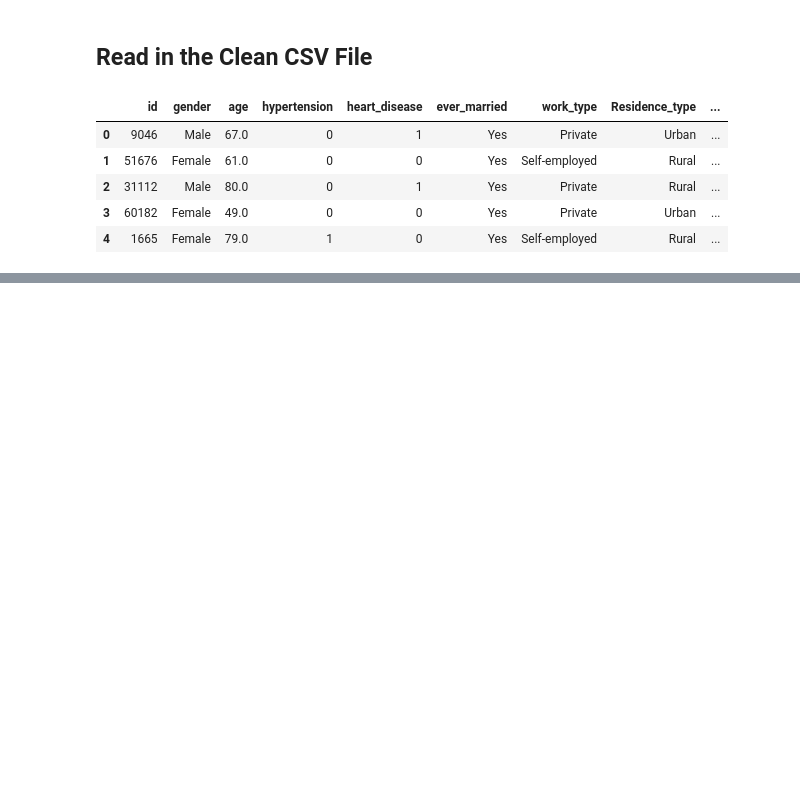
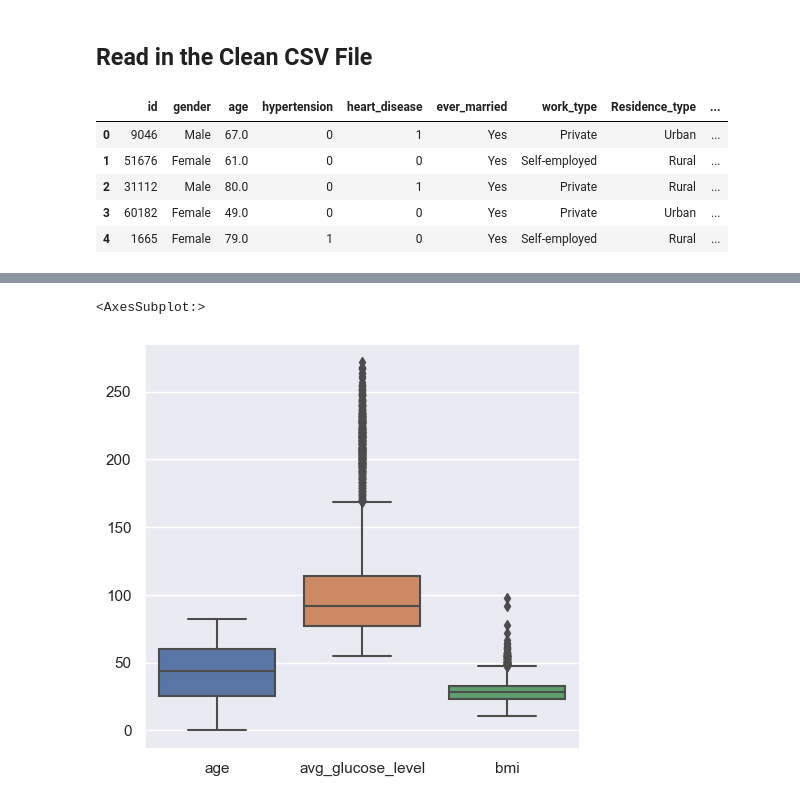
Before and after one commit to bishopce16/stroke_prediction_analysis, a Jupyter notebook: exploratory_data_analysis/stroke_prediction_analysis_stat.ipynb, the cells around one changed output, grey strips where cells are left out. Cells and saved outputs as stored; diff of their text form; code cells hidden in the pictures; blank space fills up the shorter version.

```diff
--- a/exploratory_data_analysis/stroke_prediction_analysis_stat.ipynb
+++ b/exploratory_data_analysis/stroke_prediction_analysis_stat.ipynb
@@ -80,2 +187,7 @@ stroke_df.describe()
 # %%
-# stroke_df.plot(kind="bar") week 5 day 2
+# create a plot (boxplot) with age, bmi, and average_glucose_level
+sns.set(rc={'figure.figsize':(5,5)})
+sns.boxplot(data = stroke_df[['age', 'avg_glucose_level', 'bmi']])
+# %% [output]
+<AxesSubplot:>
+[figure, added]
```
Also changed, not shown: parts of 16 cells of this notebook.
